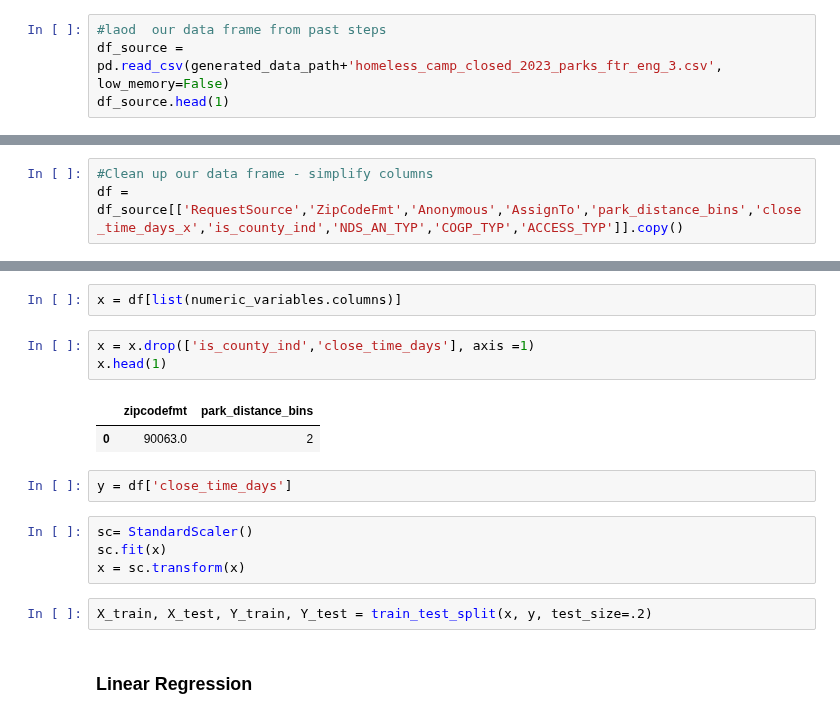
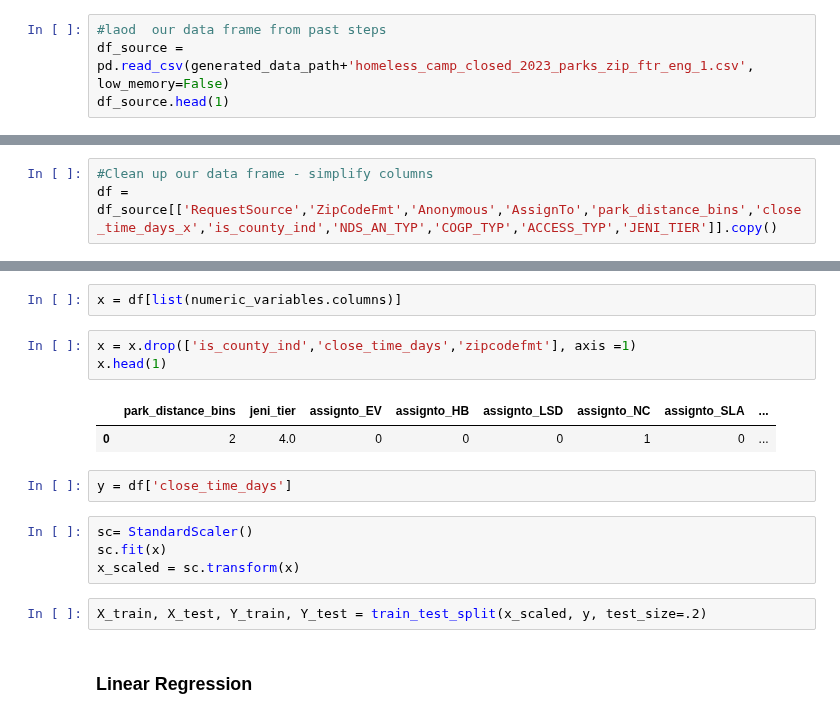
Before and after one commit to aeaiu/usable_ai_project, a Jupyter notebook: Notebooks/7_ml_prediction.ipynb, the cells around one changed output, grey strips where cells are left out. Drawn from its saved outputs; the diff is of its cells as text.

```diff
--- a/Notebooks/7_ml_prediction.ipynb
+++ b/Notebooks/7_ml_prediction.ipynb
@@ -37,7 +39,7 @@ annual_data_path = "../Datafiles/"
 generated_data_path = "../Datagen/"
 # %%
 #laod  our data frame from past steps
-df_source = pd.read_csv(generated_data_path+'homeless_camp_closed_2023_parks_ftr_eng_3.csv', low_memory=False)
+df_source = pd.read_csv(generated_data_path+'homeless_camp_closed_2023_parks_zip_ftr_eng_1.csv', low_memory=False)
 df_source.head(1)
 # %% [output]
 |  | SRNumber | CreatedDate | UpdatedDate | ActionTaken | Owner | RequestType | Status | RequestSource | ... |
@@ -52,6 +54,6 @@ df_source.shape
 # %%
 #Clean up our data frame - simplify columns
-df = df_source[['RequestSource','ZipCodeFmt','Anonymous','AssignTo','park_distance_bins','close_time_days_x','is_county_ind','NDS_AN_TYP','COGP_TYP','ACCESS_TYP']].copy()
+df = df_source[['RequestSource','ZipCodeFmt','Anonymous','AssignTo','park_distance_bins','close_time_days_x','is_county_ind','NDS_AN_TYP','COGP_TYP','ACCESS_TYP','JENI_TIER']].copy()
 # %%
 df.columns = df.columns.str.lower()
 df.describe()
@@ -163,19 +165,19 @@ numeric_variables = df.select_dtypes(include=np.number)
 # %%
 x = df[list(numeric_variables.columns)]
 # %%
-x = x.drop(['is_county_ind','close_time_days'], axis =1)
+x = x.drop(['is_county_ind','close_time_days','zipcodefmt'], axis =1)
 x.head(1)
 # %% [output]
-|  | zipcodefmt | park_distance_bins |
-| 0 | 90063.0 | 2 |
+|  | park_distance_bins | jeni_tier | assignto_EV | assignto_HB | assignto_LSD | assignto_NC | assignto_SLA | ... |
+| 0 | 2 | 4.0 | 0 | 0 | 0 | 1 | 0 | ... |
 # %%
 y = df['close_time_days']
 # %%
 sc= StandardScaler()
 sc.fit(x)
-x = sc.transform(x)
+x_scaled = sc.transform(x)
 # %%
-X_train, X_test, Y_train, Y_test = train_test_split(x, y, test_size=.2)
+X_train, X_test, Y_train, Y_test = train_test_split(x_scaled, y, test_size=.2)
 # %% [markdown]
 ### Linear Regression
 # %%
```
Also changed, not shown: parts of 33 cells of this notebook, 1 other file.
